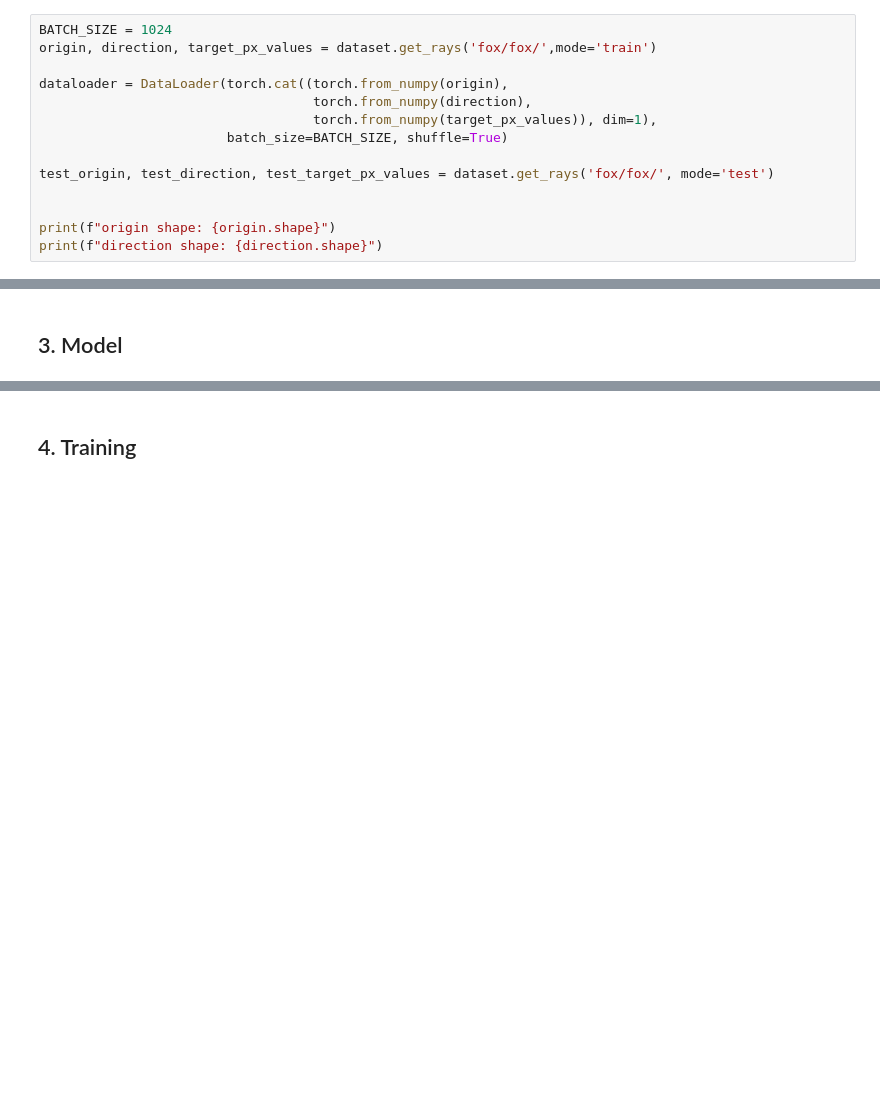
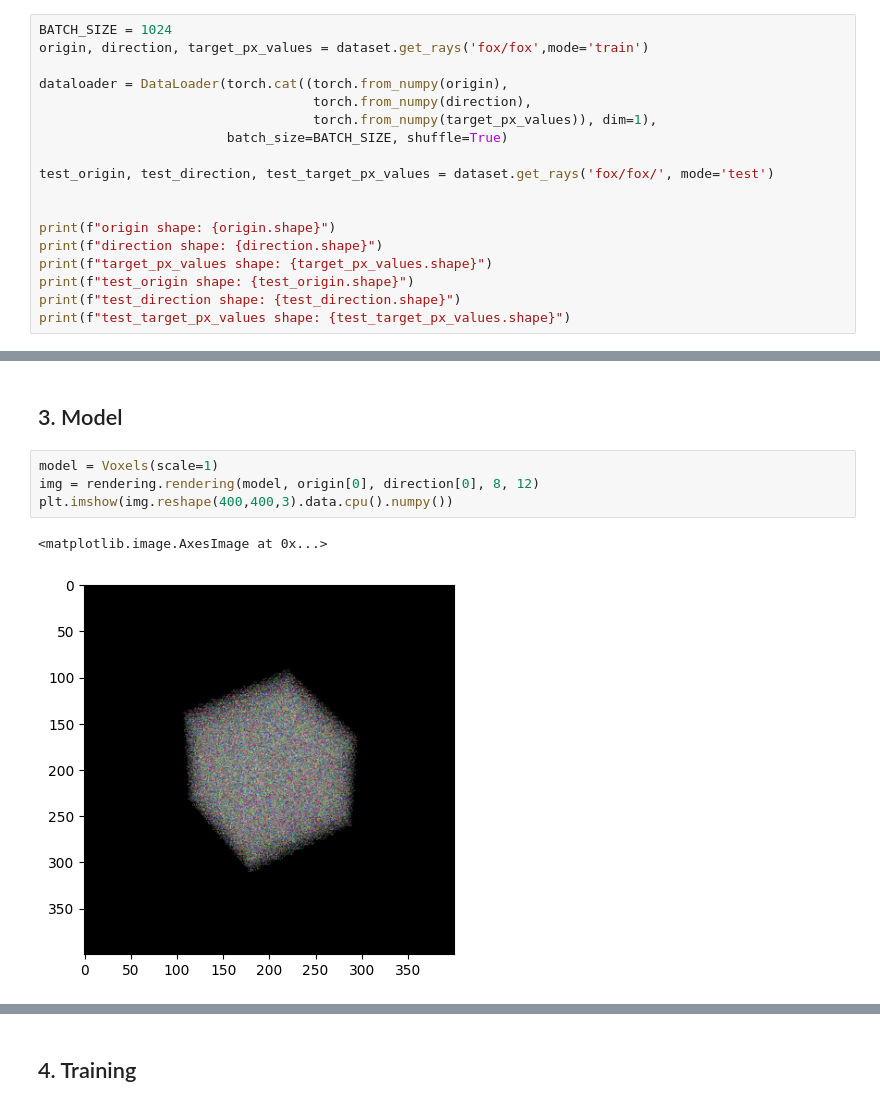
Before and after one commit to stanleyedward/learn_nerf, a Jupyter notebook: 3D_reconstruction_modules/voxel_reconstruction.ipynb, the cells around one changed output, grey strips where cells are left out. Cells and saved outputs as stored; diff of their text form; blank space fills up the shorter version.

Commit message:
mod rendering and dataset script

```diff
--- a/3D_reconstruction_modules/voxel_reconstruction.ipynb
+++ b/3D_reconstruction_modules/voxel_reconstruction.ipynb
@@ -102,6 +27,6 @@ def get_rays(datapath, mode='train'):
 # %%
 BATCH_SIZE = 1024
-origin, direction, target_px_values = dataset.get_rays('fox/fox/',mode='train')
+origin, direction, target_px_values = dataset.get_rays('fox/fox',mode='train')
 
 dataloader = DataLoader(torch.cat((torch.from_numpy(origin),
                                    torch.from_numpy(direction),
@@ -113,4 +38,8 @@ test_origin, test_direction, test_target_px_values = dataset.get_rays('fox/fox/'
 
 print(f"origin shape: {origin.shape}")
 print(f"direction shape: {direction.shape}")
+print(f"target_px_values shape: {target_px_values.shape}")
+print(f"test_origin shape: {test_origin.shape}")
+print(f"test_direction shape: {test_direction.shape}")
+print(f"test_target_px_values shape: {test_target_px_values.shape}")
 # %% [output]
@@ -119,3 +65,10 @@ print(f"direction shape: {direction.shape}")
 ## 2. Rendering
 # %% [markdown]
 ## 3. Model
+# %%
+model = Voxels(scale=1)
+img = rendering.rendering(model, origin[0], direction[0], 8, 12)
+plt.imshow(img.reshape(400,400,3).data.cpu().numpy())
+# %% [output]
+<matplotlib.image.AxesImage at 0x...>
+[figure, added]
```
Also changed, not shown: parts of 5 cells of this notebook, 2 other files.
